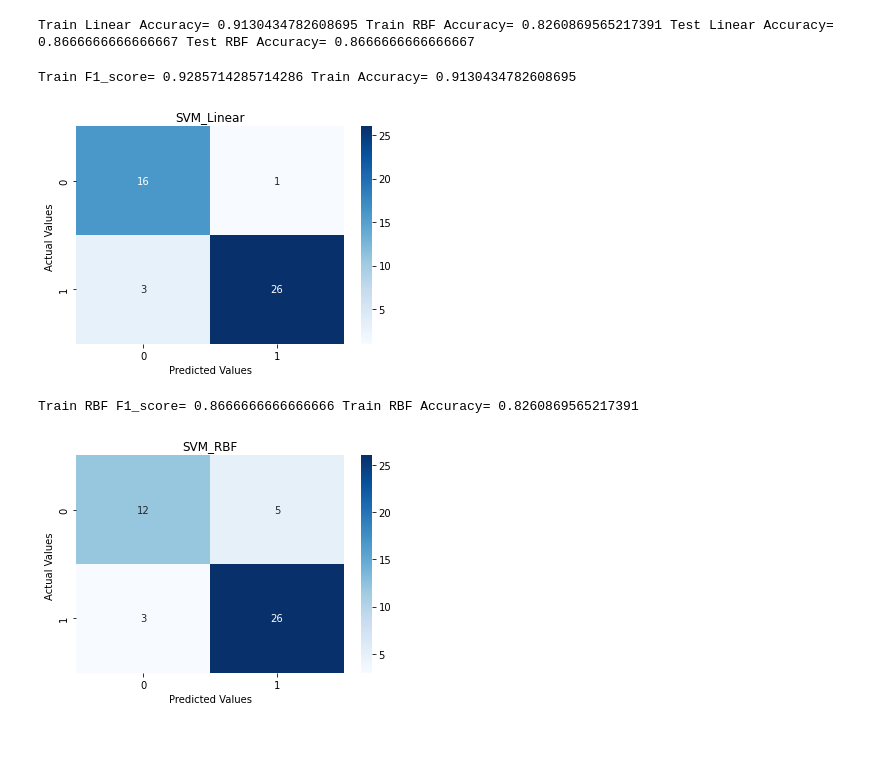
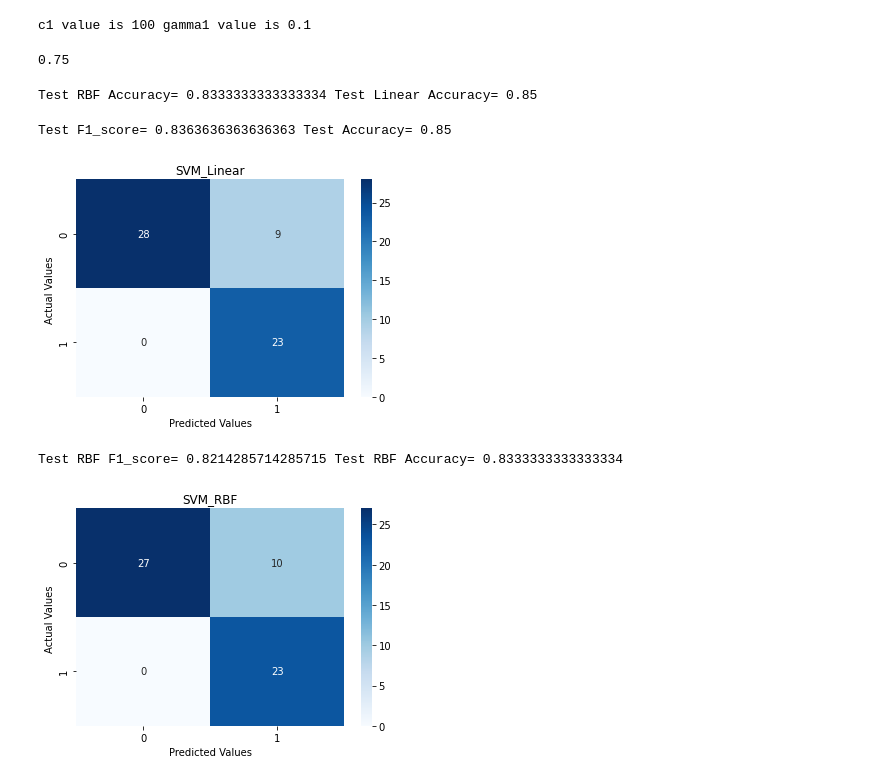
Before and after one commit to Jacqueline45/EE559_Algerian_Forest_Fires_Prediction, a Jupyter notebook: SVM.ipynb, the cells around one changed output. Cells and saved outputs as stored; diff of their text form; code cells hidden in the pictures; blank space fills up the shorter version.

```diff
--- a/SVM.ipynb
+++ b/SVM.ipynb
@@ -78,7 +129,6 @@ tstdata = fires_test.describe()
 fires_train = fires_train.iloc[:,1:]
 fires_test = fires_test.iloc[:,1:]
 
-
 ##Normalising the data as there is scale difference
 predictors = fires_train.iloc[:,:-1]
 target = fires_train.iloc[:,-1:]
@@ -91,27 +141,14 @@ scalar = MinMaxScaler()
 fires = scalar.fit_transform(predictors)
 firestst = scalar.fit_transform(predictorstst)
 
-x_train,x_test,y_train,y_test = train_test_split(predictors,target, stratify = target)
+ #test Linear
+model_linear = SVC(kernel = "linear")
+model_linear.fit(fires,target)
+pred_test_linear = model_linear.predict(firestst)
 
-X_train,X_test,Y_train,Y_test = train_test_split(predictorstst,targettst, stratify = targettst)
-
-
-model_linear = SVC(kernel = "linear")
-model_linear.fit(x_train,y_train)
-pred_test_linear = model_linear.predict(x_test)
-
-#test
-
-model_linear1 = SVC(kernel = "linear")
-model_linear1.fit(X_train,Y_train)
-pred_test_linear1 = model_linear1.predict(X_test)
+ #test RBF
 
 # kernel = rbf
 model_rbf = SVC(kernel = "rbf")
-model_rbf.fit(x_train,y_train)
-pred_test_rbf = model_rbf.predict(x_test)
-
-#test rbf
-model_rbf1 = SVC(kernel = "rbf")
-model_rbf1.fit(x_train,y_train)
-pred_test_rbf1 = model_rbf1.predict(X_test)
+model_rbf.fit(fires,target)
+pred_test_rbf = model_rbf.predict(firestst)
@@ -117,0 +193,16 @@ pred_test_rbf1 = model_rbf1.predict(X_test)
+# %%
+from sklearn import svm, datasets
+from sklearn.model_selection import GridSearchCV
+C_range = [0.01, 0.1, 1, 10,100]
+gamma_range = [0.1, 0.2, 0.3, 0.4, 0.5, 0.6, 0.7, 0.8, 0.9, 1.0]
+svcModel = SVC(kernel='rbf',max_iter = 1000)
+parameters = {'C':C_range, 'gamma':gamma_range}
+clf1 = GridSearchCV(svcModel, parameters, cv=10, n_jobs=-1)
+clf1.fit(fires, target)
+
+c1 = clf1.best_params_['C']
+gamma1 = clf1.best_params_['gamma']
+
+print('c1 value is', c1, 'gamma1 value is', gamma1)
+# %% [output]
+c1 value is 100 gamma1 value is 0.1
@@ -118,22 +213,25 @@ pred_test_rbf1 = model_rbf1.predict(X_test)
+# %%
+from sklearn.metrics import accuracy_score
+q = accuracy_score(targettst,pred)
+q
+# %% [output]
+0.75
 # %%
 from sklearn.metrics import accuracy_score
-p = accuracy_score(y_test,pred_test_linear)
-q = accuracy_score(y_test,pred_test_rbf)
-r = accuracy_score(Y_test,pred_test_linear1)
-s = accuracy_score(Y_test,pred_test_rbf1)
-
-print("Train Linear Accuracy=", p, "Train RBF Accuracy=", q, "Test Linear Accuracy=", r, "Test RBF Accuracy=", s)
+q = accuracy_score(targettst,pred_test_rbf)
+r = accuracy_score(targettst,pred_test_linear)
+print( "Test RBF Accuracy=", q, "Test Linear Accuracy=", r)
 # %% [output]
-Train Linear Accuracy= 0.9130434782608695 Train RBF Accuracy= 0.8260869565217391 Test Linear Accuracy= 0.8666666666666667 Test RBF Accuracy= 0.8666666666666667
+Test RBF Accuracy= 0.8333333333333334 Test Linear Accuracy= 0.85
 # %%
-F1_score, Accuracy = metrics(y_test, pred_test_linear, "SVM_Linear")
-print("Train F1_score=", F1_score, "Train Accuracy=", Accuracy)
+F1_score, Accuracy = metrics(targettst,pred_test_linear, "SVM_Linear")
+print("Test F1_score=", F1_score, "Test Accuracy=", Accuracy)
 # %% [output]
-Train F1_score= 0.9285714285714286 Train Accuracy= 0.9130434782608695
+Test F1_score= 0.8363636363636363 Test Accuracy= 0.85
-[figure, old version]
+[figure, new version]
 # %%
-F1_score, Accuracy = metrics(y_test, pred_test_rbf, "SVM_RBF")
-print("Train RBF F1_score=", F1_score, "Train RBF Accuracy=", Accuracy)
+F1_score, Accuracy = metrics(targettst,pred_test_rbf, "SVM_RBF")
+print("Test RBF F1_score=", F1_score, "Test RBF Accuracy=", Accuracy)
 # %% [output]
-Train RBF F1_score= 0.8666666666666666 Train RBF Accuracy= 0.8260869565217391
+Test RBF F1_score= 0.8214285714285715 Test RBF Accuracy= 0.8333333333333334
-[figure, old version]
+[figure, new version]
```
Also changed, not shown: parts of 15 cells of this notebook.
